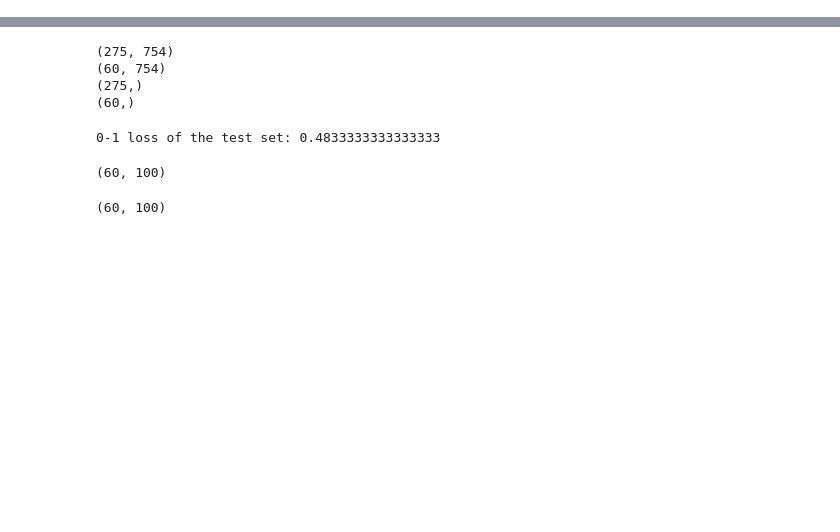
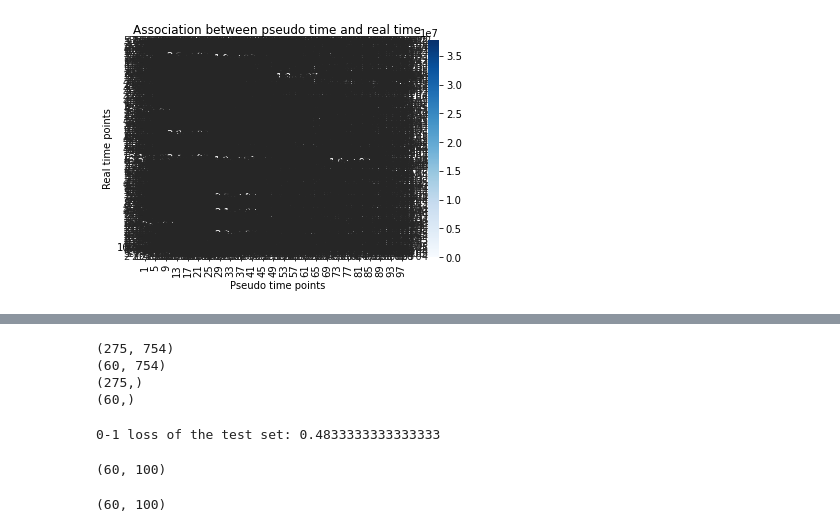
Before and after one commit to ysc12451/curatedMetagenomicDataAnalyses, a Jupyter notebook: vignettes/crc.ipynb, the cells around one changed output, grey strips where cells are left out. Saved outputs shown, nothing was run; the diff lists cells and outputs as text; code cells hidden in the pictures; blank space fills up the shorter version.

```diff
--- a/vignettes/crc.ipynb
+++ b/vignettes/crc.ipynb
@@ -150,0 +202,14 @@ valid_species.keys
+# %%
+# Create a heatmap
+# sns.heatmap(crc_data, annot=True, fmt='d', cmap='Blues')
+sns.heatmap(crc_data.iloc[:100,:100], annot=True, cmap='Blues')
+
+# Add labels and title
+plt.xlabel('Pseudo time points')
+plt.ylabel('Real time points')
+plt.title('Association between pseudo time and real time')
+
+# Display the plot
+plt.show()
+# %% [output]
+[figure, added]
```
Also changed, not shown: parts of 34 cells of this notebook, 1 other file.
